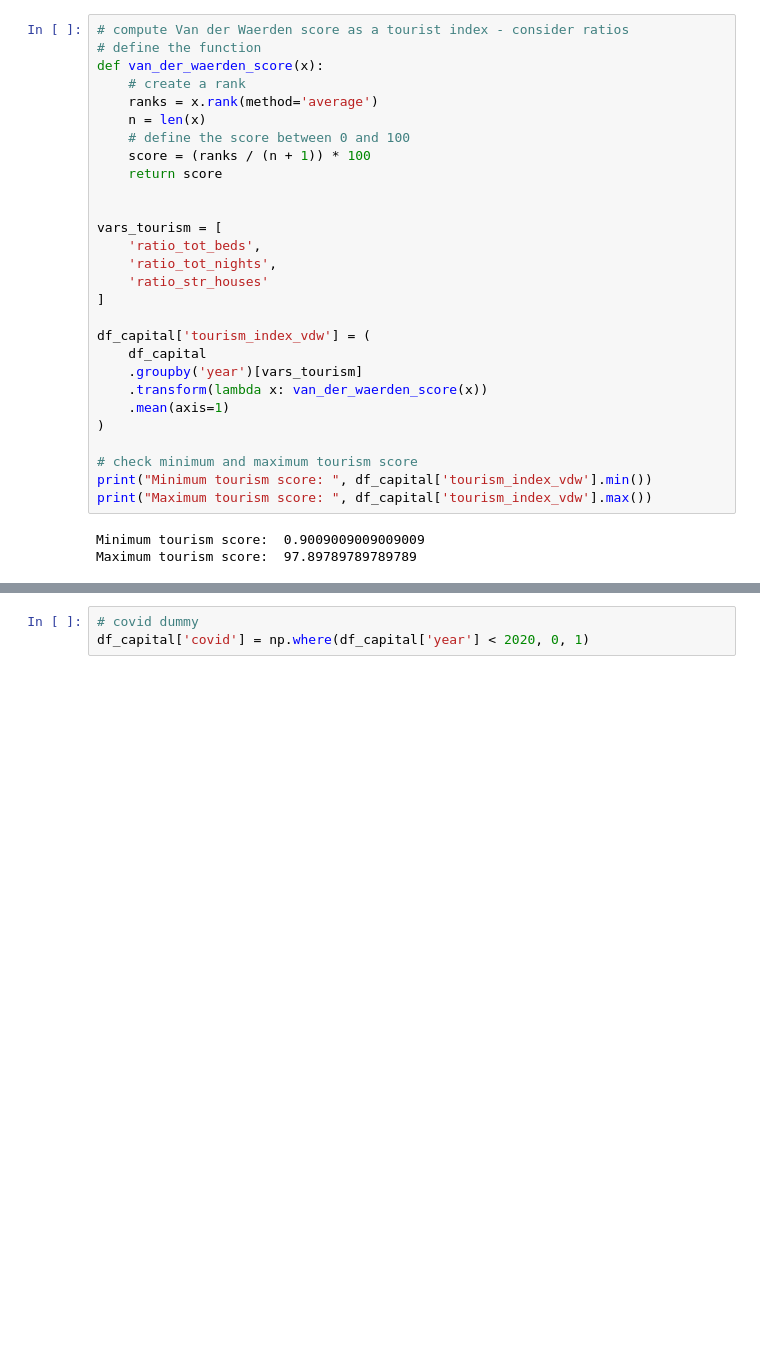
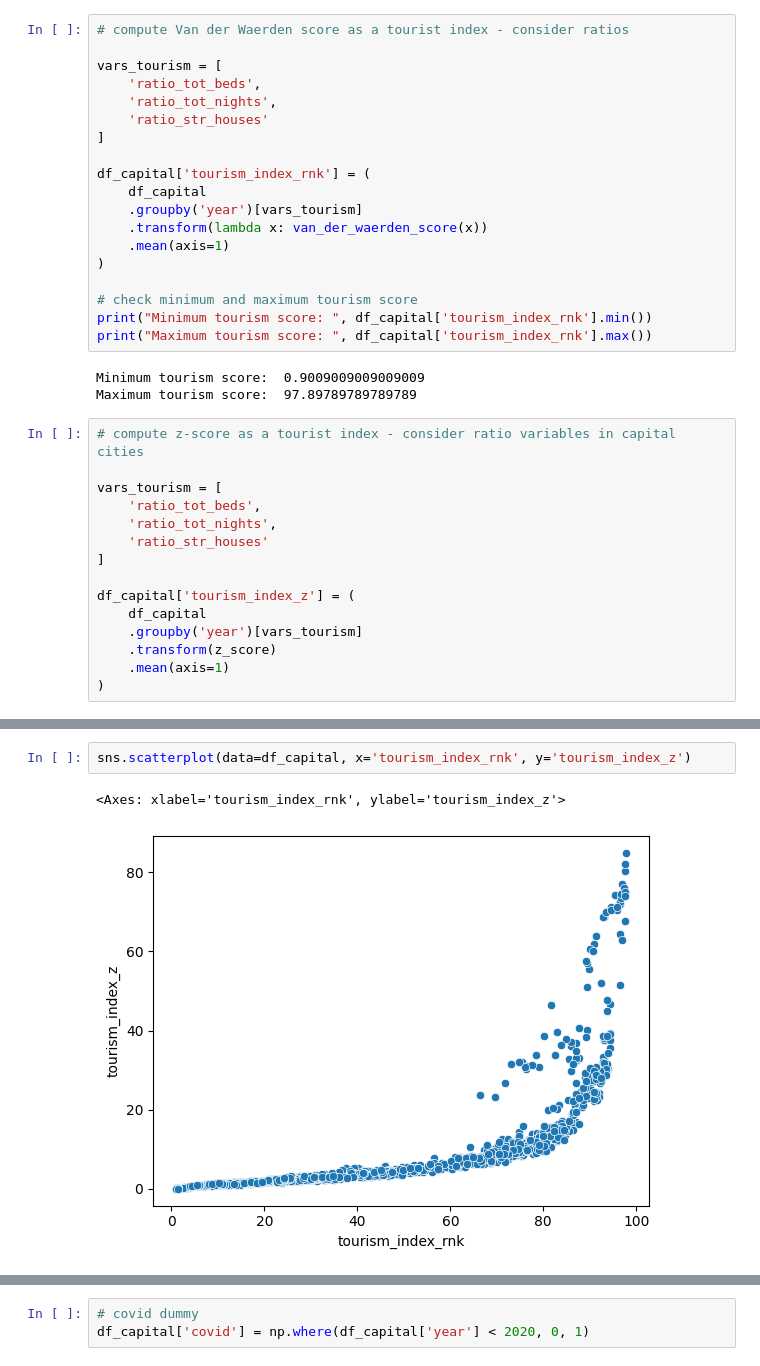
Before and after one commit to FrancescoCorti/Housing_Project, a Jupyter notebook: code/3_0_enginnering_new.ipynb, the cells around one changed output, grey strips where cells are left out. Saved outputs shown, nothing was run; the diff lists cells and outputs as text; blank space fills up the shorter version.

```diff
--- a/code/3_0_enginnering_new.ipynb
+++ b/code/3_0_enginnering_new.ipynb
@@ -429,15 +486,6 @@ df_capital['ratio_tot_nights'] = (df_capital['tot_nights'] / df_capital['populat
 df_capital['ratio_tot_beds'] = (df_capital['tot_beds'] / df_capital['population']) * 100
 # %%
 # compute Van der Waerden score as a tourist index - consider ratios
-# define the function
-def van_der_waerden_score(x):
-    # create a rank
-    ranks = x.rank(method='average')
-    n = len(x)
-    # define the score between 0 and 100
-    score = (ranks / (n + 1)) * 100
-    return score
-
 
 vars_tourism = [
     'ratio_tot_beds',
@@ -445,7 +493,7 @@ vars_tourism = [
     'ratio_str_houses'
 ]
 
-df_capital['tourism_index_vdw'] = (
+df_capital['tourism_index_rnk'] = (
     df_capital
     .groupby('year')[vars_tourism]
     .transform(lambda x: van_der_waerden_score(x))
@@ -453,8 +501,23 @@ df_capital['tourism_index_vdw'] = (
 )
 
 # check minimum and maximum tourism score
-print("Minimum tourism score: ", df_capital['tourism_index_vdw'].min())
-print("Maximum tourism score: ", df_capital['tourism_index_vdw'].max())
+print("Minimum tourism score: ", df_capital['tourism_index_rnk'].min())
+print("Maximum tourism score: ", df_capital['tourism_index_rnk'].max())
 # %% [output]
 Minimum tourism score:  0.9009009009009009
 Maximum tourism score:  97.89789789789789
+# %%
+# compute z-score as a tourist index - consider ratio variables in capital cities
+
+vars_tourism = [
+    'ratio_tot_beds',
+    'ratio_tot_nights',
+    'ratio_str_houses'
+]
+
+df_capital['tourism_index_z'] = (
+    df_capital
+    .groupby('year')[vars_tourism]
+    .transform(z_score)
+    .mean(axis=1)
+)
@@ -460,0 +534,5 @@ Maximum tourism score:  97.89789789789789
+# %%
+sns.scatterplot(data=df_capital, x='tourism_index_rnk', y='tourism_index_z')
+# %% [output]
+<Axes: xlabel='tourism_index_rnk', ylabel='tourism_index_z'>
+[figure, added]
```
Also changed, not shown: parts of 18 cells of this notebook, 3 other files.
